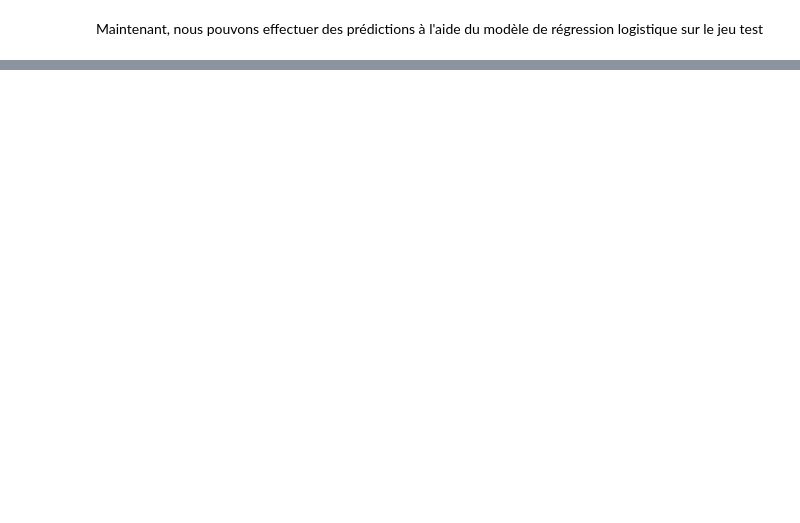
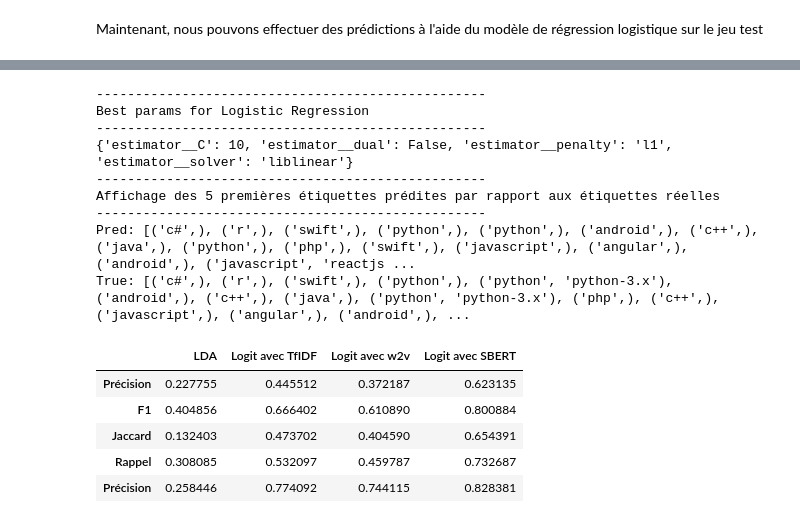
Before and after one commit to Babouopt/FlaskApp, a Jupyter notebook: ABOUELMAJD_BADR_2_notebook_test_032022.ipynb, the cells around one changed output, grey strips where cells are left out. Cells and saved outputs as stored; diff of their text form; code cells hidden in the pictures; blank space fills up the shorter version.

```diff
--- a/ABOUELMAJD_BADR_2_notebook_test_032022.ipynb
+++ b/ABOUELMAJD_BADR_2_notebook_test_032022.ipynb
@@ -86,0 +128,9 @@ Forme de X pour Doc_all : (26366, 525)
+# %%
+import pickle
+
+# Chemin du fichier pickle
+fichier_pickle = r"/content/gdrive/My Drive/Colab Notebooks/X_tfidf_co.pickle"
+
+# Enregistrement du vecteur X dans le fichier pickle
+with open(fichier_pickle, 'wb') as fichier_tfidf:
+    pickle.dump(X_tfidf, fichier_tfidf)
@@ -638,0 +926,71 @@ df_metrics_compare
+# %%
+
+# Initialiser la régression logistique avec OneVsRest
+parametres_logit_sbert = {
+"estimator__C": [10],
+"estimator__penalty": ["l1"],
+"estimator__dual": [False],
+"estimator__solver": ["liblinear"]
+}
+
+classificateur_logit = LogisticRegression()
+one_vs_rest_logit = OneVsRestClassifier(classificateur_logit)
+
+grid_search_logit = GridSearchCV(
+one_vs_rest_logit,
+param_grid=parametres_logit_sbert,
+n_jobs=-1,
+cv=5,
+scoring="f1_weighted",
+return_train_score=True,
+refit=True
+)
+
+grid_search_logit.fit(X_train_sbert, y_train_sbert)
+
+logit_cv_results_sbert = pd.DataFrame.from_dict(grid_search_logit.cv_results_)
+print("-"*50)
+print("Best params for Logistic Regression")
+print("-" * 50)
+logit_best_params_sbert = grid_search_logit.best_params_
+print(logit_best_params_sbert)
+
+logit_cv_results[logit_cv_results["params"]==logit_best_params_sbert]
+
+
+# Prediction
+y_test_predicted_labels_sbert = grid_search_logit.predict(X_test_sbert)
+
+# transformation inverse
+y_test_pred_inversed = multilabel_binarizer\
+    .inverse_transform(y_test_predicted_labels_sbert)
+y_test_inversed = multilabel_binarizer\
+    .inverse_transform(y_test_sbert)
+
+print("-"*50)
+print("Affichage des 5 premières étiquettes prédites par rapport aux étiquettes réelles")
+print("-" * 50)
+print("Pred:", y_test_pred_inversed)
+print("True:", y_test_inversed)
+
+df_metrics_compare = metrics_score("Logit avec SBERT",
+                                   df=df_metrics_compare,
+                                   y_true = y_test_sbert,
+                                   y_pred = y_test_predicted_labels_sbert)
+df_metrics_compare
+# %% [output]
+--------------------------------------------------
+Best params for Logistic Regression
+--------------------------------------------------
+{'estimator__C': 10, 'estimator__dual': False, 'estimator__penalty': 'l1', 'estimator__solver': 'liblinear'}
+--------------------------------------------------
+Affichage des 5 premières étiquettes prédites par rapport aux étiquettes réelles
+--------------------------------------------------
+Pred: [('c#',), ('r',), ('swift',), ('python',), ('python',), ('android',), ('c++',), ('java',), ('python',), ('php',), ('swift',), ('javascript',), ('angular',), ('android',), ('javascript', 'reactjs ...
+True: [('c#',), ('r',), ('swift',), ('python',), ('python', 'python-3.x'), ('android',), ('c++',), ('java',), ('python', 'python-3.x'), ('php',), ('c++',), ('javascript',), ('angular',), ('android',), ...
+|  | LDA | Logit avec TfIDF | Logit avec w2v | Logit avec SBERT |
+| Précision | 0.227755 | 0.445512 | 0.372187 | 0.623135 |
+| F1 | 0.404856 | 0.666402 | 0.610890 | 0.800884 |
+| Jaccard | 0.132403 | 0.473702 | 0.404590 | 0.654391 |
+| Rappel | 0.308085 | 0.532097 | 0.459787 | 0.732687 |
+| Précision | 0.258446 | 0.774092 | 0.744115 | 0.828381 |
```
Also changed, not shown: parts of 56 cells of this notebook, 1 other file.
